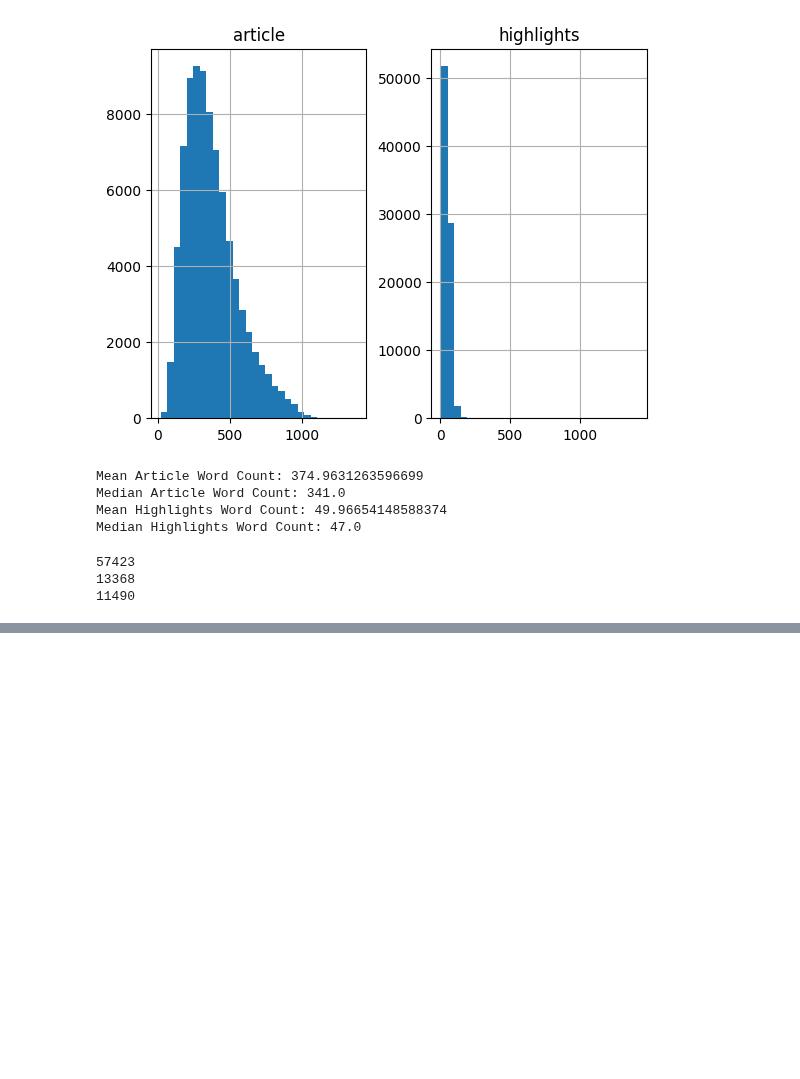
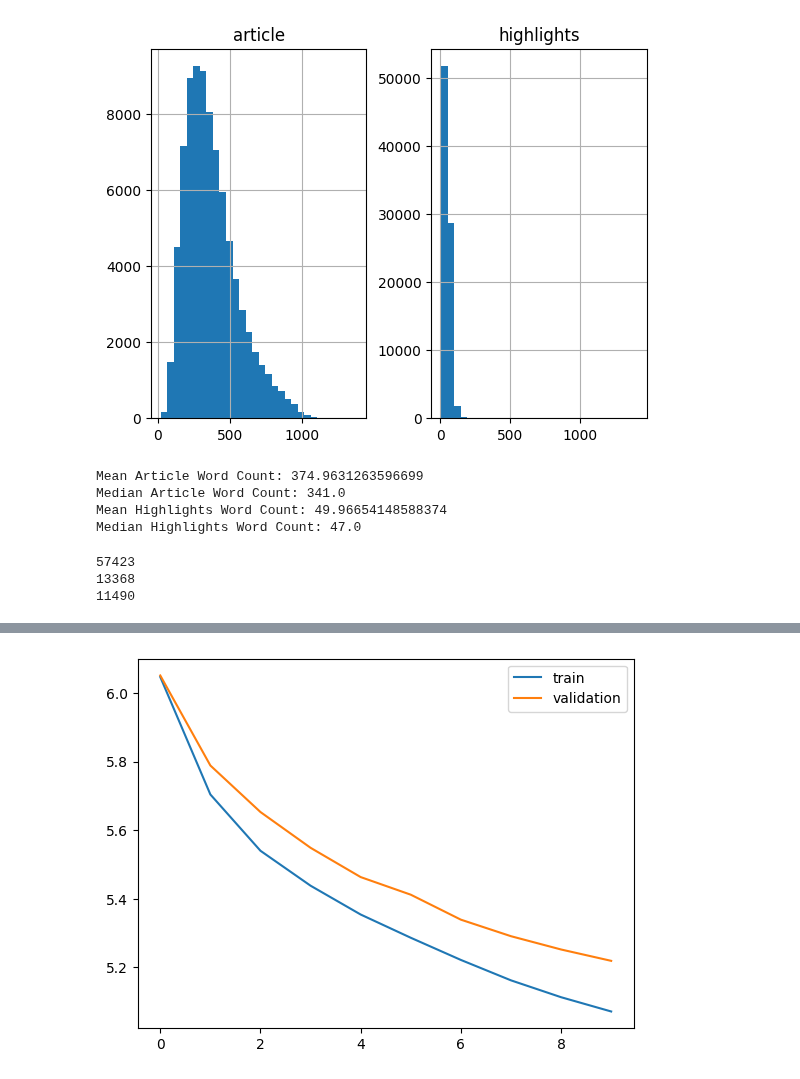
Before and after one commit to rsantos2032/DocSummarizer, a Jupyter notebook: notebook/SummarizerNotebook.ipynb, the cells around one changed output, grey strips where cells are left out. Saved outputs shown, nothing was run; the diff lists cells and outputs as text; code cells hidden in the pictures; blank space fills up the shorter version.

```diff
--- a/notebook/SummarizerNotebook.ipynb
+++ b/notebook/SummarizerNotebook.ipynb
@@ -31,6 +32,7 @@ skip_size = int(total_rows * 0.8)
 skip_sample = np.random.choice(range(1, total_rows+1), size=skip_size, replace=False).tolist()
 # %%
-train_df = pd.read_csv('./data/newspaper-text-summarization-cnn-dailymail/cnn_dailymail/train.csv', skiprows=skip_sample)
+# train_df = pd.read_csv('./data/newspaper-text-summarization-cnn-dailymail/cnn_dailymail/train.csv', skiprows=skip_sample)
+train_df = pd.read_csv('./data/newspaper-text-summarization-cnn-dailymail/cnn_dailymail/train.csv')
 validation_df = pd.read_csv('./data/newspaper-text-summarization-cnn-dailymail/cnn_dailymail/validation.csv')
 test_df = pd.read_csv('./data/newspaper-text-summarization-cnn-dailymail/cnn_dailymail/test.csv')
 
@@ -174,12 +176,12 @@ print(test_df_cleaned.shape[0])
 max_article_len = 350
 max_highlights_len = 48
 # %%
-def common_words_tokenizer(tokenizer, training_data, threshold=5):
+def common_words_tokenizer(tokenizer, training_data, threshold=15):
     total_count = len(tokenizer.word_counts.items())
     rare_count = sum(int(i) < threshold for i in tokenizer.word_counts.values())
-    tokenizer = Tokenizer(num_words=(total_count-rare_count))
-    tokenizer.fit_on_texts(list(training_data))
-    return tokenizer
+    new_tokenizer = Tokenizer(num_words=(total_count-rare_count))
+    new_tokenizer.fit_on_texts(list(training_data))
+    return new_tokenizer
 
 def sequence_pad(tokenizer, data, maxlen):
     seq = tokenizer.texts_to_sequences(list(data))
@@ -218,19 +217,18 @@ print(y_vocab)
 # %%
 K.clear_session()
 
-embed_dim = 90
-latent_dim = 150
+embed_dim = 300
+latent_dim = 200
 
 # Encoder
 encoder_input = Input(shape=(max_article_len, ))
 encoder_embed = Embedding(X_vocab, embed_dim, trainable=True)(encoder_input)
-encoder_bidirectional = Bidirectional(LSTM(75, return_sequences=True, return_state=True, dropout=0.4, recurrent_dropout=0.4))
+encoder_bidirectional = Bidirectional(LSTM(100, return_sequences=True, return_state=True, dropout=0.4, recurrent_dropout=0.4))
 encoder_output_bi, forward_h, backward_h, forward_c, backward_c = encoder_bidirectional(encoder_embed)
 state_h = Concatenate(axis=-1)([forward_h, backward_h])
 state_c = Concatenate(axis=-1)([forward_c, backward_c])
 encoder_lstm1 = LSTM(latent_dim, return_sequences=True, return_state=True, dropout=0.4, recurrent_dropout=0.4)
 encoder_output1, state_h1, state_c1 = encoder_lstm1(encoder_output_bi, initial_state=[state_h, state_c])
-# encoder_output1, state_h1, state_c1 = encoder_lstm1(encoder_embed)
 encoder_lstm2 = LSTM(latent_dim, return_sequences=True, return_state=True, dropout=0.4, recurrent_dropout=0.4)
 encoder_output2, state_h2, state_c2 = encoder_lstm2(encoder_output1)
 encoder_lstm3 = LSTM(latent_dim, return_sequences=True, return_state=True, dropout=0.4, recurrent_dropout=0.4)
@@ -290,5 +287,5 @@ def prep_keras_input(X, y):
 X_train_k, y_train_k = prep_keras_input(X_train, y_train)
 X_val_k, y_val_k = prep_keras_input(X_val, y_val)
 # %%
-history = model.fit(X_train_k, y_train_k, batch_size=32, epochs=4, validation_data=(X_val_k, y_val_k), callbacks=[early_stop], verbose=1)
+history = model.fit(X_train_k, y_train_k, batch_size=32, epochs=50, validation_data=(X_val_k, y_val_k), callbacks=[early_stop], verbose=1)
 # %% [output]
@@ -297,0 +300,7 @@ KeyboardInterrupt:
+# %%
+plt.plot(history.history['loss'], label='train')
+plt.plot(history.history['val_loss'], label='validation')
+plt.legend()
+plt.show()
+# %% [output]
+[figure, added]
```
Also changed, not shown: parts of 20 cells of this notebook.
